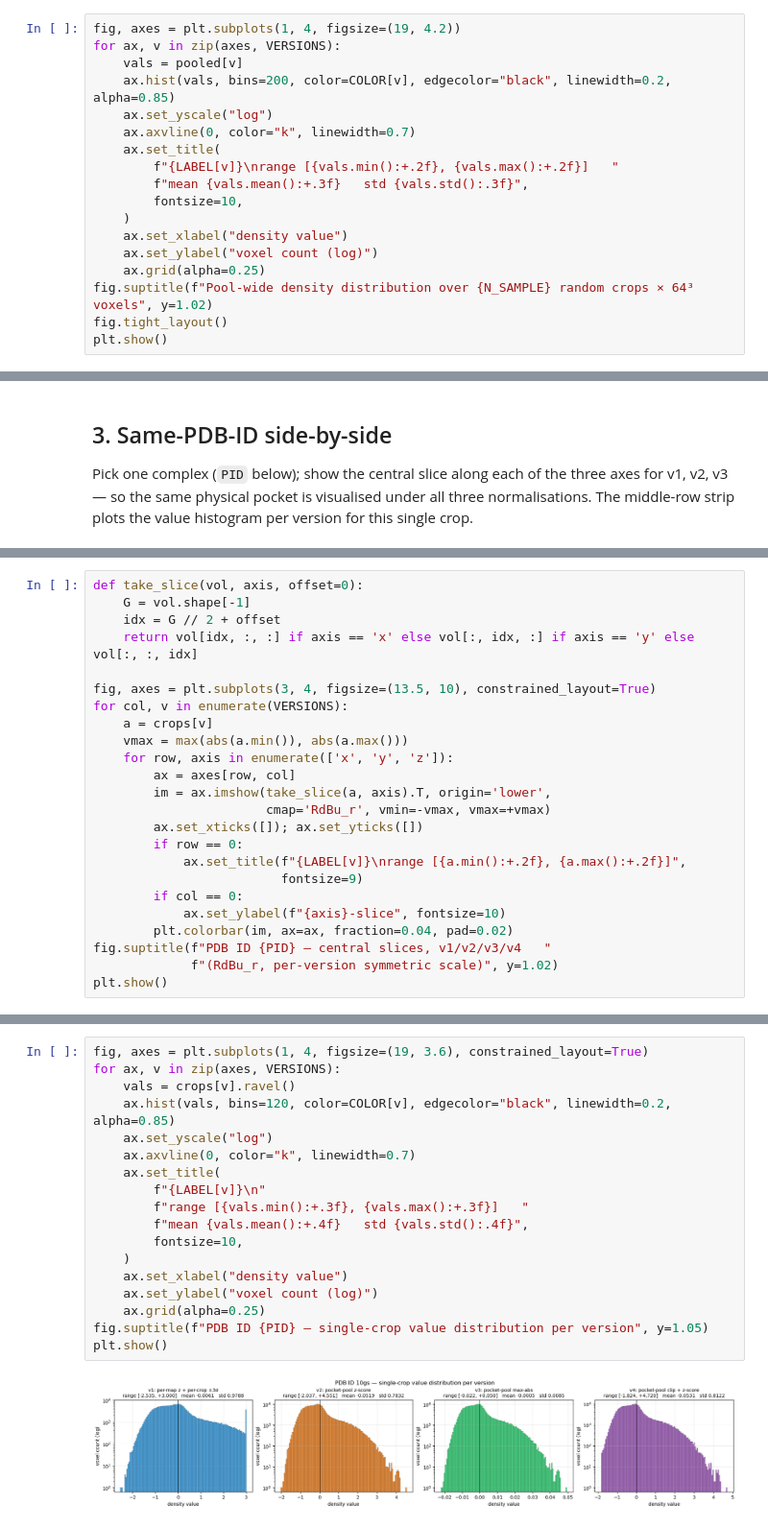
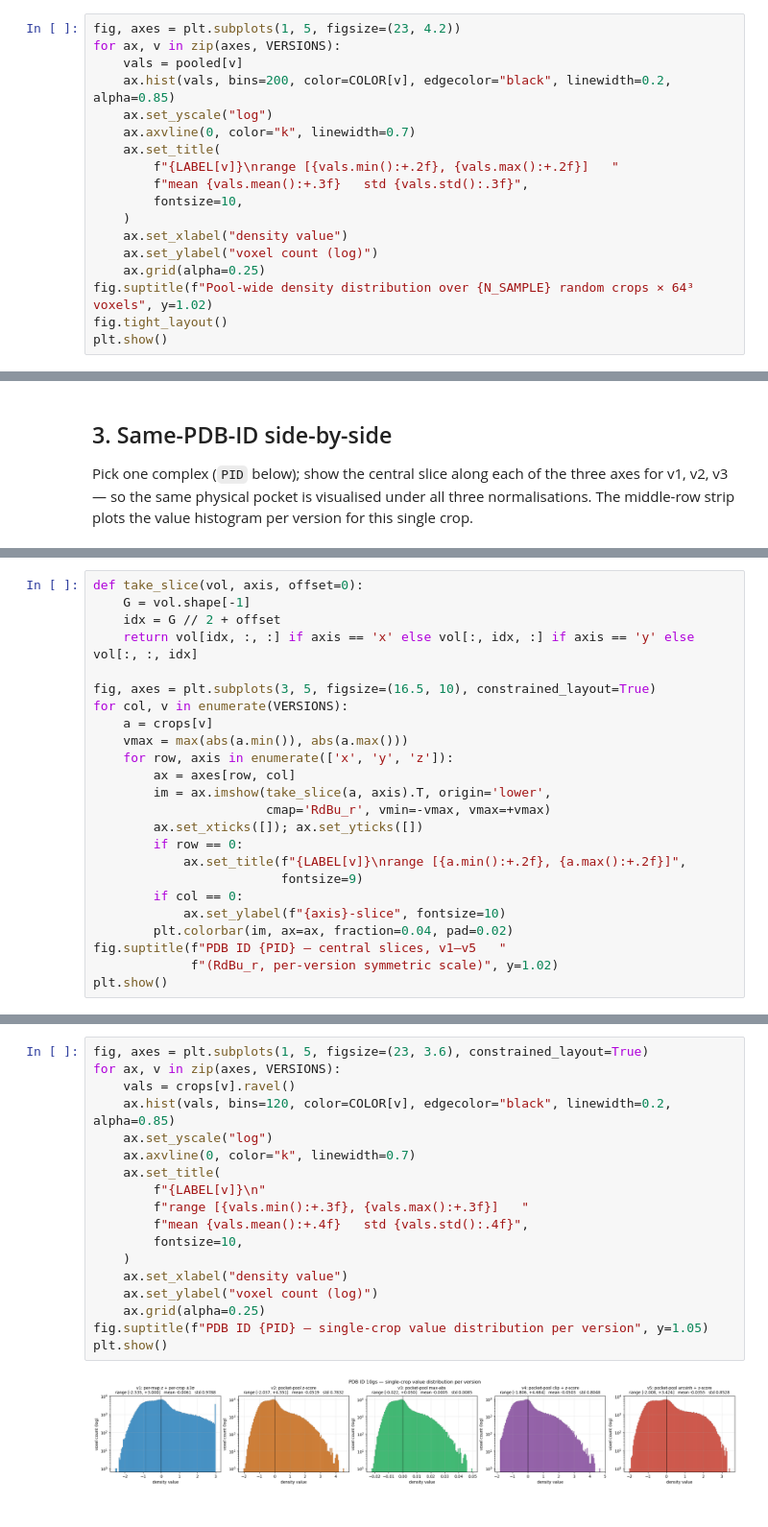
Before and after one commit to seonghyun26/VoxBind, a Jupyter notebook: notebook/01c_density_distribution.ipynb, the cells around one changed output, grey strips where cells are left out. Shown at 96% size. Saved outputs shown, nothing was run; the diff lists cells and outputs as text.

```diff
--- a/notebook/01c_density_distribution.ipynb
+++ b/notebook/01c_density_distribution.ipynb
@@ -113,5 +91,5 @@ shared pids across v1/v2/v3 : 4,827
 # %%
-fig, axes = plt.subplots(1, 4, figsize=(19, 4.2))
+fig, axes = plt.subplots(1, 5, figsize=(23, 4.2))
 for ax, v in zip(axes, VERSIONS):
     vals = pooled[v]
     ax.hist(vals, bins=200, color=COLOR[v], edgecolor="black", linewidth=0.2, alpha=0.85)
@@ -185,7 +164,7 @@ def take_slice(vol, axis, offset=0):
     idx = G // 2 + offset
     return vol[idx, :, :] if axis == 'x' else vol[:, idx, :] if axis == 'y' else vol[:, :, idx]
 
-fig, axes = plt.subplots(3, 4, figsize=(13.5, 10), constrained_layout=True)
+fig, axes = plt.subplots(3, 5, figsize=(16.5, 10), constrained_layout=True)
 for col, v in enumerate(VERSIONS):
     a = crops[v]
     vmax = max(abs(a.min()), abs(a.max()))
@@ -200,7 +179,7 @@ for col, v in enumerate(VERSIONS):
         if col == 0:
             ax.set_ylabel(f"{axis}-slice", fontsize=10)
         plt.colorbar(im, ax=ax, fraction=0.04, pad=0.02)
-fig.suptitle(f"PDB ID {PID} — central slices, v1/v2/v3/v4   "
+fig.suptitle(f"PDB ID {PID} — central slices, v1–v5   "
              f"(RdBu_r, per-version symmetric scale)", y=1.02)
 plt.show()
 # %% [output]
@@ -208,23 +187,23 @@ plt.show()
 # %%
-fig, axes = plt.subplots(1, 4, figsize=(19, 3.6), constrained_layout=True)
+fig, axes = plt.subplots(1, 5, figsize=(23, 3.6), constrained_layout=True)
 for ax, v in zip(axes, VERSIONS):
     vals = crops[v].ravel()
     ax.hist(vals, bins=120, color=COLOR[v], edgecolor="black", linewidth=0.2, alpha=0.85)
     ax.set_yscale("log")
     ax.axvline(0, color="k", linewidth=0.7)
     ax.set_title(
         f"{LABEL[v]}\n"
         f"range [{vals.min():+.3f}, {vals.max():+.3f}]   "
         f"mean {vals.mean():+.4f}   std {vals.std():.4f}",
         fontsize=10,
     )
     ax.set_xlabel("density value")
     ax.set_ylabel("voxel count (log)")
     ax.grid(alpha=0.25)
 fig.suptitle(f"PDB ID {PID} — single-crop value distribution per version", y=1.05)
 plt.show()
 # %% [output]
-[figure, old version]
+[figure, new version]
 # %% [markdown]
 ## 4. Pool stats from `stats.json`
 
```
Also changed, not shown: parts of 14 cells of this notebook, 11 other files.
